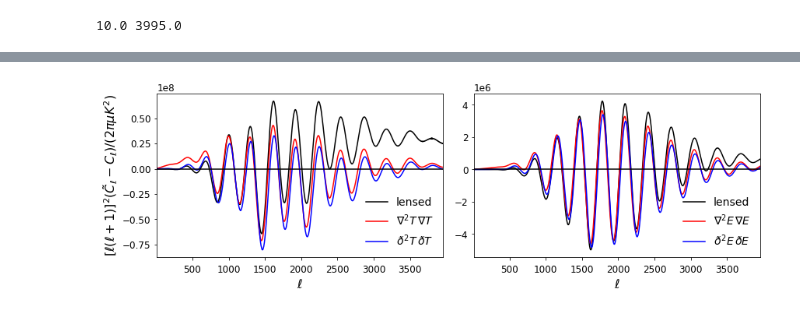
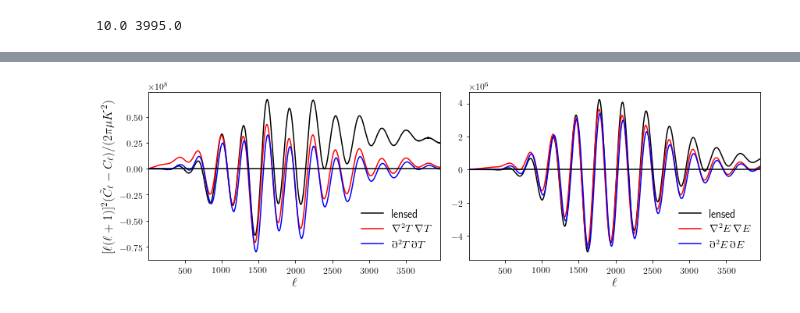
Before and after one commit to cmbant/notebooks, a Jupyter notebook: PostBorn.ipynb, the cells around one changed output, grey strips where cells are left out. Drawn from its saved outputs; the diff is of its cells as text; code cells hidden in the pictures.

```diff
--- a/PostBorn.ipynb
+++ b/PostBorn.ipynb
@@ -2569,27 +2568,29 @@ plt.plot(cl[:,0],cl[:,0]**2*np.abs(cl[:,2]),color='r')
+# %%
+plt.rcParams['text.latex.preamble'].append(r'\usepackage{amssymb}')
 # %%
 fig,axs=plt.subplots(1,2,figsize=(12,4), sharex=True)
 axs[0].plot(d[:,0],d[:,0]**2*(d[:,1]-cl[:,1]),color='k')
 axs[0].plot(d[:,0],d[:,0]**2*(d[:,5]-cl[:,1]),color='r')
 axs[0].plot(d[:,0],d[:,0]**2*(d[:,6]-cl[:,1]),color='b')
-axs[0].legend(['lensed',r'$\nabla^2T\,\nabla T$','$\eth^2T\,\eth T$'], frameon =False,
+axs[0].legend(['lensed',r'$\nabla^2T\,\nabla T$',r'$\eth^2T\,\eth T$'], frameon =False,
               loc='lower right', fontsize=14)
 axs[0].axhline(0,color='k')
 axs[0].set_ylabel(r'$[\ell(\ell+1)]^2(\tilde{C}_\ell-C_\ell)/(2\pi\mu K^2)$', fontsize=16)
 axs[0].set_xlim([10,3960])
 axs[0].set_xlabel(r'$\ell$',fontsize=16)
 
 axs[1].plot(d[:,0],d[:,0]**2*(d[:,2]-cl[:,2]),color='k')
 axs[1].plot(d[:,0],d[:,0]**2*(d[:,7]-cl[:,2]),color='r')
 axs[1].plot(d[:,0],d[:,0]**2*(d[:,8]-cl[:,2]),color='b')
 axs[1].axhline(0,color='k')
-axs[1].legend(['lensed',r'$\nabla^2E\,\nabla E$','$\eth^2E\,\eth E$'],
+axs[1].legend(['lensed',r'$\nabla^2E\,\nabla E$',r'$\eth^2E\,\eth E$'],
               frameon=False, loc='lower right', fontsize=14)
 axs[1].set_xlabel(r'$\ell$',fontsize=16);
 plt.ticklabel_format(style='sci', axis='y', scilimits=(0,0))
 plt.tight_layout()
 plt.savefig('Lensed_spectra.pdf', bbox_inches='tight')
 # %% [output]
-[figure, old version]
+[figure, new version]
 # %%
 #plt.plot(d[:,0],(d[:,7]/d[:,2]-1),color='r')
 plt.plot(d[:,0],(d[:,2]/cl[:,2]-1),color='b')
```
Also changed, not shown: parts of 30 cells of this notebook.
